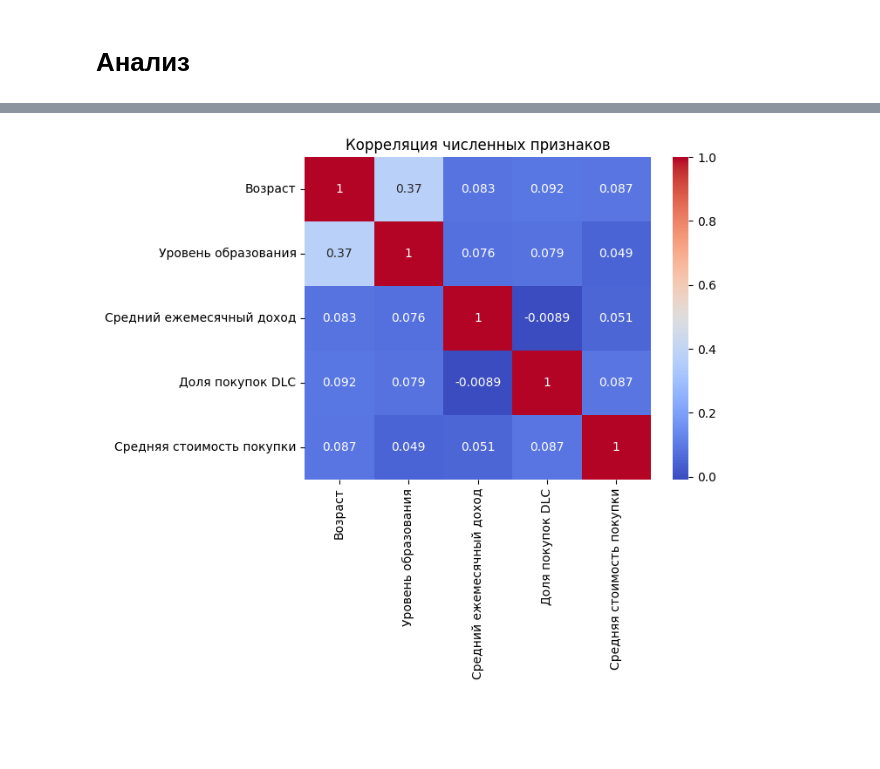
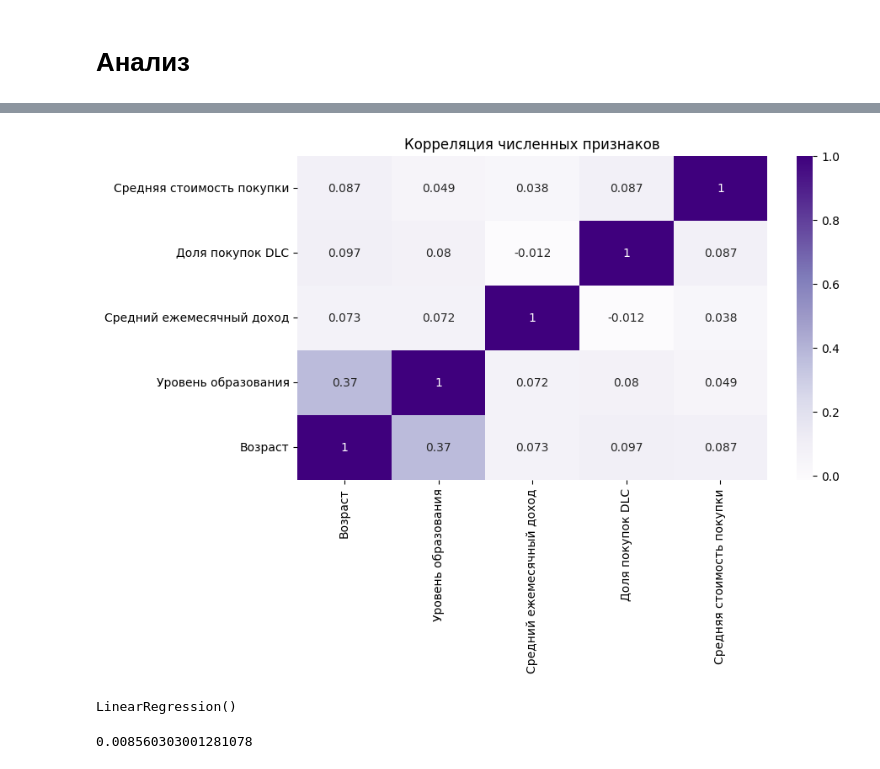
Before and after one commit to kotoskar/dano-final-tinkoff-games, a Jupyter notebook: data_preparing.ipynb, the cells around one changed output, grey strips where cells are left out. Cells and saved outputs as stored; diff of their text form; code cells hidden in the pictures; blank space fills up the shorter version.

```diff
--- a/data_preparing.ipynb
+++ b/data_preparing.ipynb
@@ -130,6 +184,0 @@ mean_good_price_by_id = df.groupby(['client_id', 'id'])['good_price'].sum().grou
-# %%
-client_ids = client_ids[client_ids.map(min_income_by_id) > 0]
-# %%
-right_treshold = client_ids.map(mean_income_by_id).quantile(0.99)
-client_ids = client_ids[client_ids.map(mean_income_by_id) < right_treshold]
-print(f'Right treshold: {right_treshold}')
@@ -211,5 +228,6 @@ def find_w0_w1(x, y):
 # %%
-age_groups = [(14, 24), (24, 46), (46, 51)]
+# age_groups = [(14, 27), (27, 47)]
+age_groups = [(27, 47)]
 
 fig = plt.figure(figsize=(12, 5))
 
@@ -220,8 +238,14 @@ df1 = df1.groupby('age')['dlc_to_all_ratio'].mean().reset_index()
 for min_age, max_age in age_groups:
     x = np.arange(min_age, max_age)
     y = df1[df1['age'].isin(x)]['dlc_to_all_ratio'].values
-    w0, w1 = find_w0_w1(x, y)
-    plt.plot(x - 14, w0 + w1 * np.array(x), label=f'От {min_age} до {max_age} лет')
+
+    model = sm.OLS(y, sm.add_constant(x)).fit()
+    print(model.summary())
+
+    # plt.plot(x - 14, w0 + w1 * np.array(x), label=f'От {min_age} до {max_age} лет', color = 'red')
+    # annot = f'k = {w1:.3f}, r2 = {r2_score(y, w0 + w1 * x):.3f}, mae = {mean_absolute_error(y, w0 + w1 * x):.8f}'
+    # plt.annotate(annot, (x.mean() - 14, 1.05 * (w0 + w1 * x.mean())), fontsize=12)
+
 
 plt.legend()
 
@@ -231,7 +255,7 @@ df1 = pd.DataFrame({'age': client_ids.map(min_age_by_id),
                    'dlc_to_all_ratio': client_ids.map(dlc_to_all_ratio_by_id)})
 df1 = df1[df1['age'].between(14, 50)]
 df2 = df1.groupby('age')['dlc_to_all_ratio'].mean().reset_index()
-sns.barplot(x='age', y='dlc_to_all_ratio', data=df2, color='#bba5e1')
+sns.barplot(x='age', y='dlc_to_all_ratio', data=df2, color=graphics_color)
 plt.xlabel('Возраст')
 plt.ylabel('Средняя доля покупок DLC');
 # %% [output]
@@ -238,0 +281,18 @@ plt.ylabel('Средняя доля покупок DLC');
+# %%
+plt.title("Средняя доля покупок DLC по доходу")
+
+df1 = pd.DataFrame({'income': client_ids.map(mean_income_by_id).apply(lambda x: int(x / 10000) * 10000),
+                   'dlc_to_all_ratio': client_ids.map(dlc_to_all_ratio_by_id)})
+
+# df1 = df1[df1['age'].between(14, 50)]
+df2 = df1.groupby('income')['dlc_to_all_ratio'].mean().reset_index()
+bars = sns.barplot(x='income', y='dlc_to_all_ratio', data=df2, color=graphics_color)
+plt.xlabel('Доход')
+plt.ylabel('Средняя доля покупок DLC')
+
+x = df2['income']
+y = df2['dlc_to_all_ratio']
+
+model = sm.OLS(y, sm.add_constant(x)).fit()
+
+print(model.summary())
@@ -239,8 +318,10 @@ plt.ylabel('Средняя доля покупок DLC');
 # %%
+fig = plt.figure(figsize=(9, 5))
 numeric_features = pd.DataFrame({'Возраст': client_ids.map(min_age_by_id), 'Уровень образования': client_ids.map(correct_edu_lvl).apply(lambda x: edu_lvl_grade[x]), 'Средний ежемесячный доход': client_ids.map(mean_income_by_id), 'Доля покупок DLC': client_ids.map(dlc_to_all_ratio_by_id), 'Средняя стоимость покупки': client_ids.map(mean_good_price_by_id)})
 correlation_matrix = numeric_features.corr()
-sns.heatmap(correlation_matrix, annot=True, cmap='coolwarm')
+sns.heatmap(correlation_matrix, annot=True, cmap=plt.cm.Purples)
+plt.gca().invert_yaxis()
 plt.title('Корреляция численных признаков')
 plt.show()
 # %% [output]
-[figure, old version]
+[figure, new version]
@@ -246,0 +337,9 @@ plt.show()
+# %%
+model = LinearRegression()
+model.fit(X, y)
+# %% [output]
+LinearRegression()
+# %%
+r2_score(y, model.predict(X))
+# %% [output]
+0.008560303001281078
```
Also changed, not shown: parts of 51 cells of this notebook.
